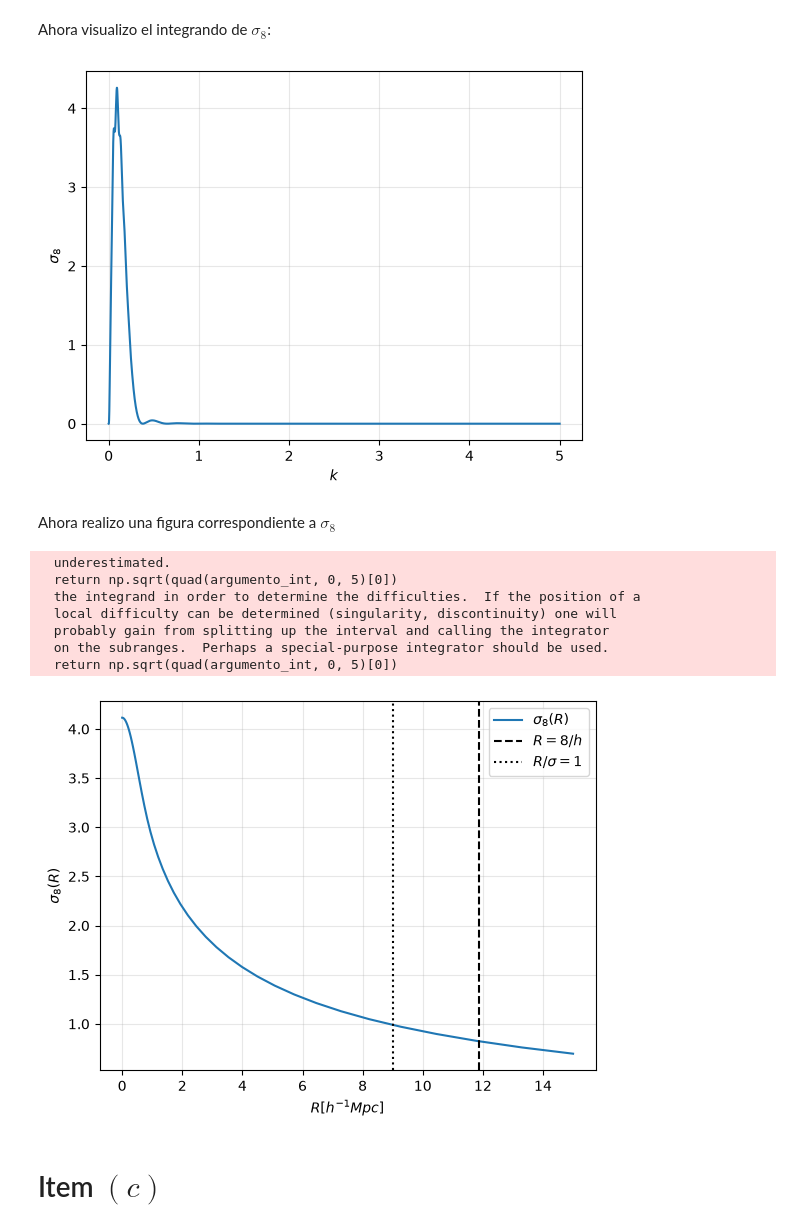
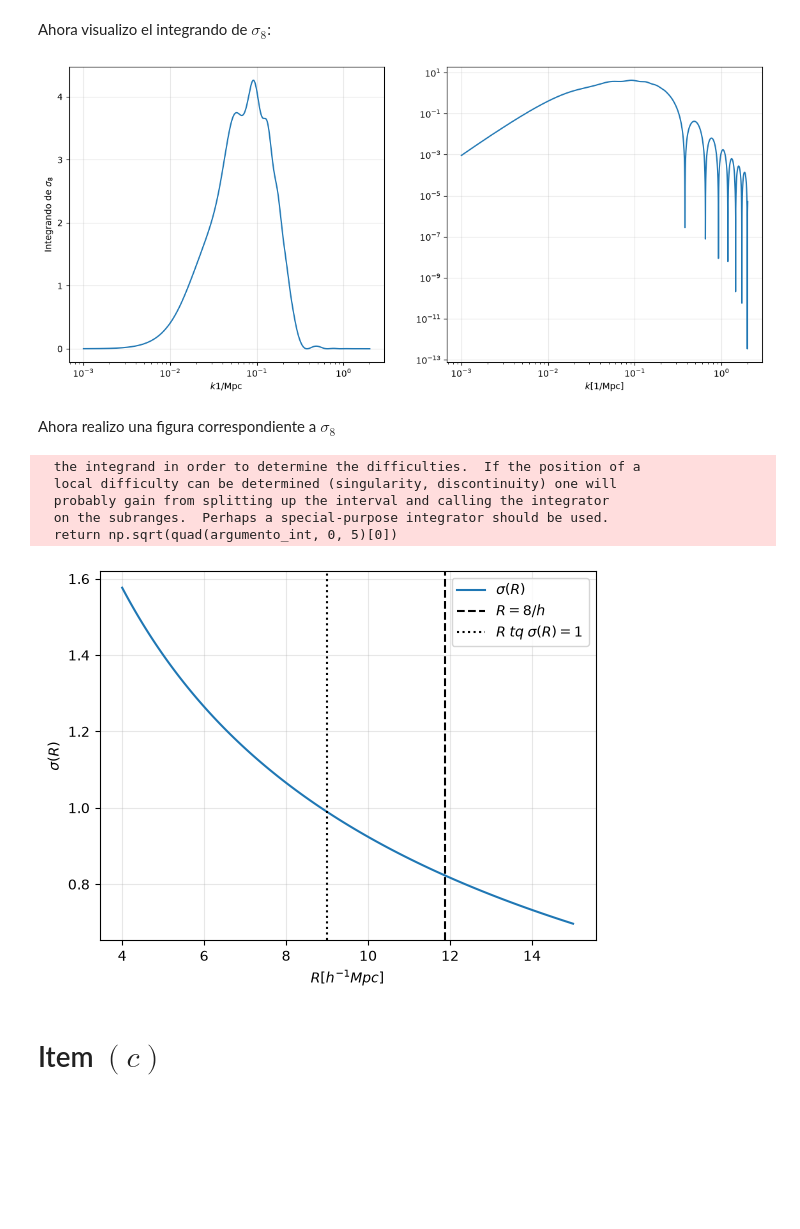
Before and after one commit to TomasMastantuono/Cosmologia, a Jupyter notebook: Numericos/Guia 9/P5.ipynb, the cells around one changed output. Drawn from its saved outputs; the diff is of its cells as text; code cells hidden in the pictures; blank space fills up the shorter version.

```diff
--- a/Numericos/Guia 9/P5.ipynb
+++ b/Numericos/Guia 9/P5.ipynb
@@ -61,49 +61,54 @@ print('σ8 Class:', cosmo.sigma8())
 # %% [markdown]
 Ahora visualizo el integrando de $\sigma_8$:
 # %%
-R = 8/h
+R = 8/h # Mpc h⁻1
 
 W = lambda x: 3*(np.sin(x) - x*np.cos(x))/x**3
 Delta_lin2 = lambda k, z: cosmo.pk_lin(k, z) * (k)**3 / (2*np.pi**2)
 argumento_int = lambda k: Delta_lin2(k, z = 0) * W(k*R)**2 / k
 
 
-k = np.logspace(-4, np.log10(5), 10_000) # Mismos que el límite de integración
-fig, ax = plt.subplots()
+k = np.logspace(-3, np.log10(2), 10_000) # Mpc-1
+
+fig, axs = plt.subplots(1, 2, figsize = (14, 6))
 
 y = [argumento_int(_) for _ in k]
-ax.plot(k, y)
-ax.set(ylabel = r'$\sigma_8$', xlabel = r'$k$')
-ax.grid(alpha = .3)
+axs[0].plot(k, y)
+axs[0].set(ylabel = 'Integrando de ' + r'$\sigma_8$', xlabel = r'$k$' + '1/Mpc',
+       xscale = 'log')
+axs[0].grid(alpha = .3)
+
+axs[1].plot(k, y)
+axs[1].set(xlabel = r'$k$' + '[1/Mpc]',
+       xscale = 'log', yscale = 'log')
+axs[1].grid(alpha = .3)
 
 fig.savefig('integracion_sigma8.png', bbox_inches = 'tight')
 plt.show()
 # %% [output]
-[figure, old version]
+[figure, new version]
 # %% [markdown]
 Ahora realizo una figura correspondiente a $\sigma_8$
 # %%
-Rs = np.logspace(-4, np.log10(15), 100)
+Rs = np.logspace(np.log10(4), np.log10(15), 100) # Mpc/h
 
 fig, ax = plt.subplots()
 
-ax.plot(Rs, [sigmaR(r) for r in Rs], label = r'$\sigma_8(R)$')
+ax.plot(Rs, [sigmaR(r) for r in Rs], label = r'$\sigma(R)$')
 ax.axvline(8/h, linestyle = '--', color = 'k', label = r'$R = 8/h$')
-ax.axvline(9, linestyle = ':', color = 'k', label = r'$R / \sigma = 1$')
+ax.axvline(9, linestyle = ':', color = 'k', label = r'$R \;tq\; \sigma(R) = 1$')
 
-ax.set(ylabel = r'$\sigma_8(R)$', xlabel = r'$R [h^{-1}Mpc]$')
+ax.set(ylabel = r'$\sigma(R)$', xlabel = r'$R [h^{-1}Mpc]$')
 ax.grid(alpha = .3), ax.legend(loc = 'upper right')
 
 fig.savefig('sigma8enR.png', bbox_inches = 'tight')
 # %% [output]
-  underestimated.
-  return np.sqrt(quad(argumento_int, 0, 5)[0])
   the integrand in order to determine the difficulties.  If the position of a
   local difficulty can be determined (singularity, discontinuity) one will
   probably gain from splitting up the interval and calling the integrator
   on the subranges.  Perhaps a special-purpose integrator should be used.
   return np.sqrt(quad(argumento_int, 0, 5)[0])
-[figure, old version]
+[figure, new version]
 # %% [markdown]
 # Item $(c)$
 # %% [markdown]
```
Also changed, not shown: 9 other files.
